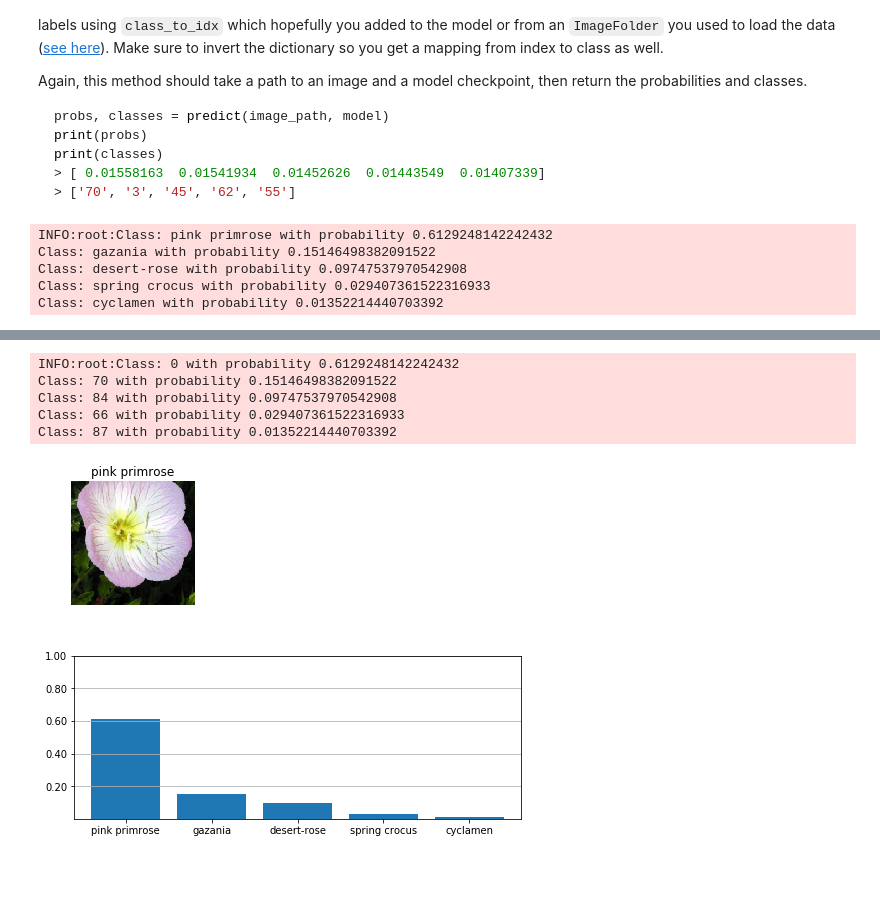
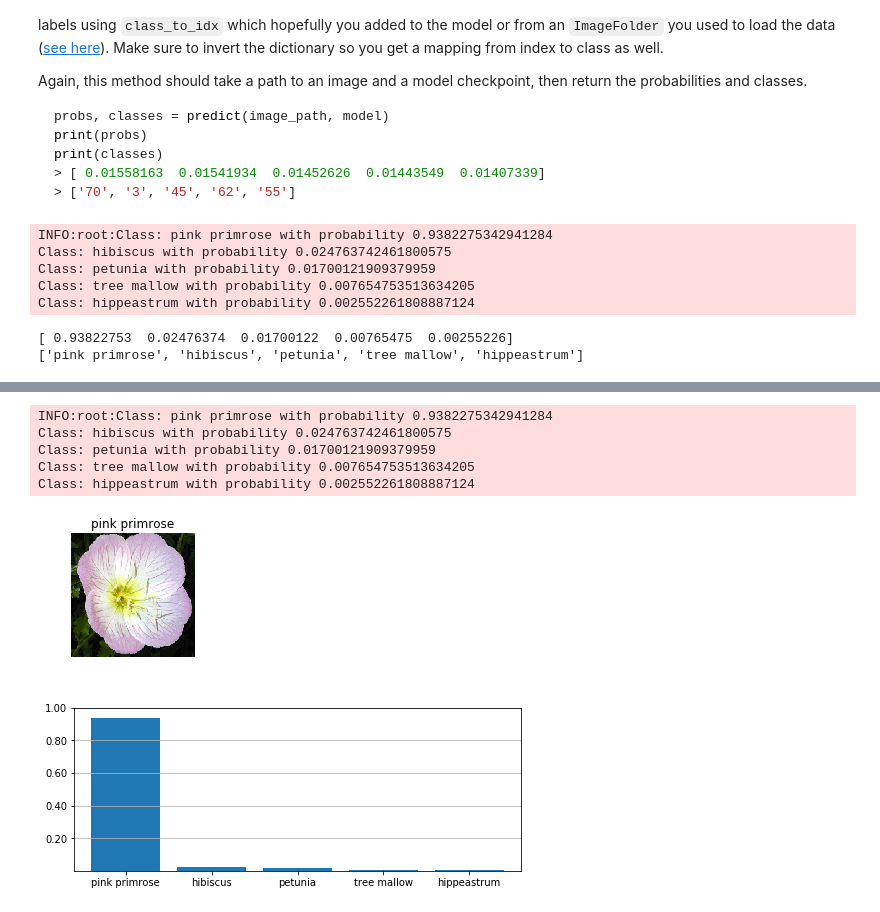
Before and after one commit to guillermo-carrasco/aipnd-project, a Jupyter notebook: Image Classifier Project.ipynb, the cells around one changed output, grey strips where cells are left out. Drawn from its saved outputs; the diff is of its cells as text; code cells hidden in the pictures; blank space fills up the shorter version.

Commit message:
Use correct hidden_units. Update notebook

```diff
--- a/Image Classifier Project.ipynb
+++ b/Image Classifier Project.ipynb
@@ -117,7 +117,7 @@ When training make sure you're updating only the weights of the feed-forward net
 # %%
 # TODO: Build and train your network
 
-def build_model(architecture, hidden_units=1024, dropout=0.5, lr=0.001):
+def build_model(architecture, hidden_units=120, dropout=0.5, lr=0.001):
     """
     Builds a deep CNN to classify images of flowers
     :param architecture: Architecture to use for the CNN
@@ -129,10 +129,17 @@ def build_model(architecture, hidden_units=1024, dropout=0.5, lr=0.001):
     arch = getattr(models, architecture)
     model = arch(pretrained=True)
 
+    if architecture.startswith('dense'):
+        input_size = model.classifier.in_features
+    else:
+        input_size = model.classifier[0].in_features
+
     logging.info('Building model with architecture: {}'.format(architecture))
 
     # Save the model architecture for future loading
     model.architecture = architecture
+    model.learning_rate = lr
+    model.dropout = dropout
 
     # Freeze parameters so we don't backprop through them
     for param in model.parameters():
@@ -140,9 +147,9 @@ def build_model(architecture, hidden_units=1024, dropout=0.5, lr=0.001):
 
     classifier = nn.Sequential(OrderedDict([
         ('dropout', nn.Dropout(dropout)),
-        ('fc1', nn.Linear(hidden_units, 120)),
+        ('fc1', nn.Linear(input_size, hidden_units)),
         ('relu1', nn.ReLU()),
-        ('fc2', nn.Linear(120, 90)),
+        ('fc2', nn.Linear(hidden_units, 90)),
         ('relu2', nn.ReLU()),
         ('fc3', nn.Linear(90, 80)),
         ('relu3', nn.ReLU()),
@@ -155,5 +162,3 @@ def build_model(architecture, hidden_units=1024, dropout=0.5, lr=0.001):
     optimizer = optim.Adam(model.classifier.parameters(), lr=lr)
 
     return model, criterion, optimizer
-
-model, criterion, optimizer = build_model(architecture='densenet121')
@@ -330,10 +335,9 @@ def load_model(path):
     m, c, o = build_model(checkpoint['architecture'])
     m.class_to_idx = checkpoint['class_to_idx']
     m.load_state_dict(checkpoint['state_dict'])
+    m.architecture = checkpoint['architecture']
     m.learning_rate = checkpoint['learning_rate']
     m.dropout = checkpoint['dropout']
     m.epochs = checkpoint['epochs']
 
     return m, c, o
-
-m, _, _ = load_model('checkpoint.pth')
@@ -397,7 +417,7 @@ def imshow(image, ax=None, title=None):
 
     # PyTorch tensors assume the color channel is the first dimension
     # but matplotlib assumes is the third dimension
-    image = image.numpy().transpose((1, 2, 0))
+    image = image.transpose((1, 2, 0))
 
     # Undo preprocessing
     mean = np.array([0.485, 0.456, 0.406])
@@ -437,7 +457,8 @@ def predict(image_path, model, topk=1, gpu=True, cat_to_name=None):
     ''' Predict the class (or classes) of an image using a trained deep learning model.
     '''
     model.to(get_device(gpu))
-    img_torch = process_image(image_path)
+    img = process_image(image_path)
+    img_torch = torch.from_numpy(img)
     img_torch = img_torch.unsqueeze_(0)
     img_torch = img_torch.float()
 
@@ -445,23 +466,30 @@ def predict(image_path, model, topk=1, gpu=True, cat_to_name=None):
         output = model.forward(img_torch.cuda())
 
     probabilities = F.softmax(output.data,dim=1).topk(topk)
+    index_to_class = {val: key for key, val in model.class_to_idx.items()}
 
     probs = np.array(probabilities[0][0])
-    classes = [cat_to_name[str(index + 1)] for index in np.array(probabilities[1][0])] if cat_to_name is not None \
-                    else np.array(probabilities[1][0])
+    classes = [cat_to_name[index_to_class[i]] for i in np.array(probabilities[1][0])] if cat_to_name is not None \
+                    else [index_to_class[i] for i in np.array(probabilities[1][0])]
 
     # Log the prediction results for the user to see them
     logging.info('\n'.join(['Class: {} with probability {}'.format(c, p) for c, p in zip(classes, probs)]))
 
-    return probabilities
-
-probabilities = predict(os.path.join(test_dir, '1/image_06743.jpg'), model, cat_to_name=cat_to_name, topk=5)
+    return probs, classes
-# %% [output]
-INFO:root:Class: pink primrose with probability 0.6129248142242432
-Class: gazania with probability 0.15146498382091522
-Class: desert-rose with probability 0.09747537970542908
-Class: spring crocus with probability 0.029407361522316933
-Class: cyclamen with probability 0.01352214440703392
+# %%
+probs, classes = predict(os.path.join(test_dir, '1/image_06743.jpg'), m, cat_to_name=cat_to_name, topk=5)
+# %% [output]
+INFO:root:Class: pink primrose with probability 0.9382275342941284
+Class: hibiscus with probability 0.024763742461800575
+Class: petunia with probability 0.01700121909379959
+Class: tree mallow with probability 0.007654753513634205
+Class: hippeastrum with probability 0.002552261808887124
+# %%
+print(probs)
+print(classes)
+# %% [output]
+[ 0.93822753  0.02476374  0.01700122  0.00765475  0.00255226]
+['pink primrose', 'hibiscus', 'petunia', 'tree mallow', 'hippeastrum']
 # %% [markdown]
 ## Sanity Checking
 
@@ -473,46 +501,41 @@ You can convert from the class integer encoding to actual flower names with the
 # %%
 # TODO: Display an image along with the top 5 classes
 
 plt.rcParams["figure.figsize"] = (10,5)
 plt.subplot(211)
 
 index = 1
 path = test_dir + '/1/image_06743.jpg'
 
-probabilities = predict(path, model, topk=5)
+probs, classes = predict(path, m, cat_to_name=cat_to_name, topk=5)
 image = process_image(path)
-probabilities = probabilities
 
 
 axs = imshow(image, ax = plt)
 axs.axis('off')
 axs.title(cat_to_name[str(index)])
 axs.show()
 
 
-a = np.array(probabilities[0][0])
-b = [cat_to_name[str(index + 1)] for index in np.array(probabilities[1][0])]
-
-
-N=float(len(b))
+N=float(len(classes))
 fig,ax = plt.subplots(figsize=(8,3))
 width = 0.8
 tickLocations = np.arange(N)
-ax.bar(tickLocations, a, width, linewidth=4.0, align = 'center')
+ax.bar(tickLocations, probs, width, linewidth=4.0, align = 'center')
 ax.set_xticks(ticks = tickLocations)
-ax.set_xticklabels(b)
+ax.set_xticklabels(classes)
 ax.set_xlim(min(tickLocations)-0.6,max(tickLocations)+0.6)
 ax.set_yticks([0.2,0.4,0.6,0.8,1,1.2])
 ax.set_ylim((0,1))
 ax.yaxis.grid(True)
 ax.yaxis.set_major_formatter(FormatStrFormatter('%.2f'))
 
 plt.show()
 # %% [output]
-INFO:root:Class: 0 with probability 0.6129248142242432
-Class: 70 with probability 0.15146498382091522
-Class: 84 with probability 0.09747537970542908
-Class: 66 with probability 0.029407361522316933
-Class: 87 with probability 0.01352214440703392
+INFO:root:Class: pink primrose with probability 0.9382275342941284
+Class: hibiscus with probability 0.024763742461800575
+Class: petunia with probability 0.01700121909379959
+Class: tree mallow with probability 0.007654753513634205
+Class: hippeastrum with probability 0.002552261808887124
-[figure, old version]
+[figure, new version]
-[figure, old version]
+[figure, new version]
```
Also changed, not shown: parts of 14 cells of this notebook, 2 other files.
